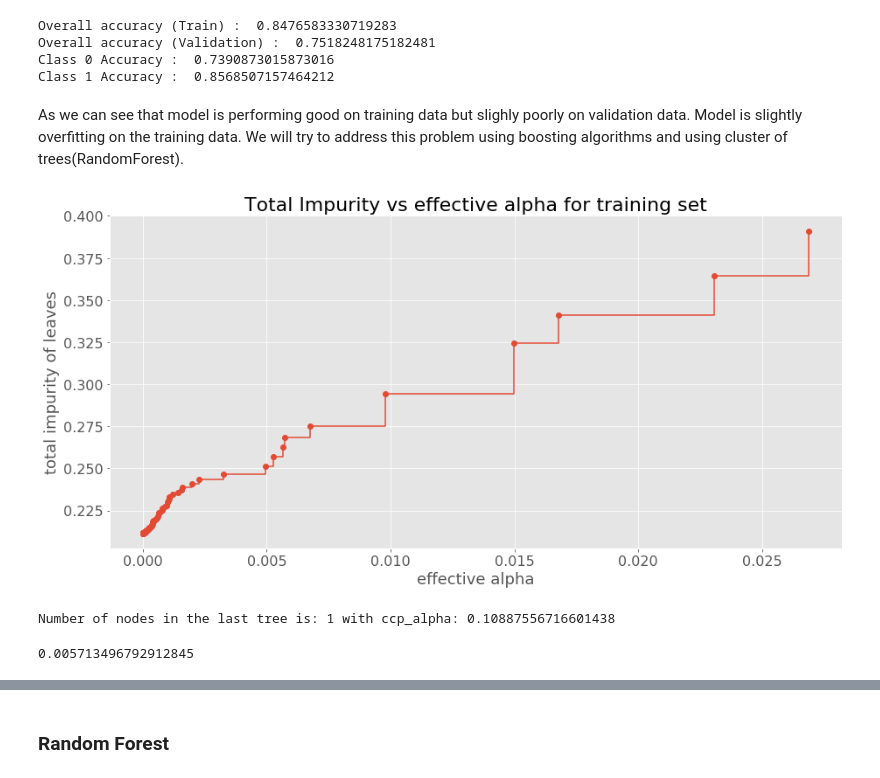
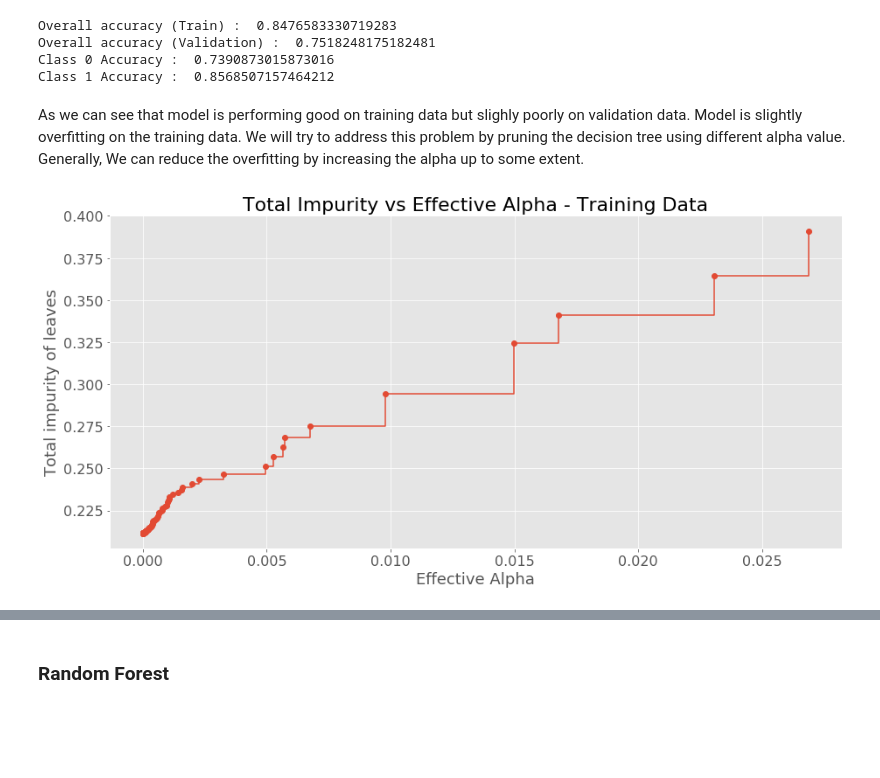
Before and after one commit to NandishRPatel/DATA-SCIENCE-PROJECTS, a Jupyter notebook: BANK MARKETING DATA/Project_Notebook.ipynb, the cells around one changed output, grey strips where cells are left out. Cells and saved outputs as stored; diff of their text form; code cells hidden in the pictures; blank space fills up the shorter version.

Commit message:
Modeling - Decision Tree explanation #2

```diff
--- a/BANK MARKETING DATA/Project_Notebook.ipynb
+++ b/BANK MARKETING DATA/Project_Notebook.ipynb
@@ -1440,21 +1440,14 @@ We are going to choose min_samples_split = 1000 and min_samples_leaf = 500 as we
 #### The best model
 # %%
 # Init the model with the best params
-#dt_final = DecisionTreeClassifier(
-#                                  min_samples_split = 1000,
-#                                  min_samples_leaf = 500,
-#                                  random_state = 79
-#                                )
+dt_final = DecisionTreeClassifier(
+                                  min_samples_split = 1000,
+                                  min_samples_leaf = 500,
+                                  random_state = 79
+                                )
 
 # Fitting the data
-#dt_final.fit(X_train_SMOTE, y_train_SMOTE)
-
-
-# Saving the model
-#dump(dt_final, 'MODELS/dt.joblib');
-
-# Loading the model
-dt_final = load('MODELS/dt.joblib')
+dt_final.fit(X_train_SMOTE, y_train_SMOTE)
 
 # Overall accuracy score for training data
 print("Overall accuracy (Train) : ", accuracy_score(y_train_SMOTE,
@@ -1474,29 +1467,26 @@ Overall accuracy (Validation) :  0.7518248175182481
 Class 0 Accuracy :  0.7390873015873016
 Class 1 Accuracy :  0.8568507157464212
 # %% [markdown]
-As we can see that model is performing good on training data but slighly poorly on validation data. Model is slightly overfitting on the training data. We will try to address this problem using boosting algorithms and using cluster of trees(RandomForest).
+As we can see that model is performing good on training data but slighly poorly on validation data. Model is slightly overfitting on the training data. We will try to address this problem by pruning the decision tree using different alpha value. Generally, We can reduce the overfitting by increasing the alpha up to some extent.
 # %%
+# Getting the pruning path for training data
 path = dt_final.cost_complexity_pruning_path(X_train_SMOTE, y_train_SMOTE)
+
+# Pruning alphas and impurities
 ccp_alphas, impurities = path.ccp_alphas, path.impurities
 
+# Init an empty plot
 fig, ax = plt.subplots()
+
+# Plotting the line plot
 ax.plot(ccp_alphas[:-1], impurities[:-1], marker = 'o', drawstyle = "steps-post")
-ax.set_xlabel("effective alpha")
-ax.set_ylabel("total impurity of leaves")
-ax.set_title("Total Impurity vs effective alpha for training set")
+
+# Setting labels and title
+ax.set_xlabel("Effective Alpha")
+ax.set_ylabel("Total impurity of leaves")
+ax.set_title("Total Impurity vs Effective Alpha - Training Data")
+
+# Plot the graph
 plt.show()
 # %% [output]
-[figure, old version]
+[figure, new version]
-# %%
-clfs = []
-
-for ccp_alpha in ccp_alphas:
-    clf = DecisionTreeClassifier(min_samples_split = 1000, min_samples_leaf = 500, random_state = 79, ccp_alpha = ccp_alpha)
-    clf.fit(X_train_SMOTE, y_train_SMOTE)
-    clfs.append(clf)
-# %% [output]
-Number of nodes in the last tree is: 1 with ccp_alpha: 0.10887556716601438
-# %%
-ccp_alphas[-8]
-# %% [output]
-0.005713496792912845
```
Also changed, not shown: parts of 6 cells of this notebook.
